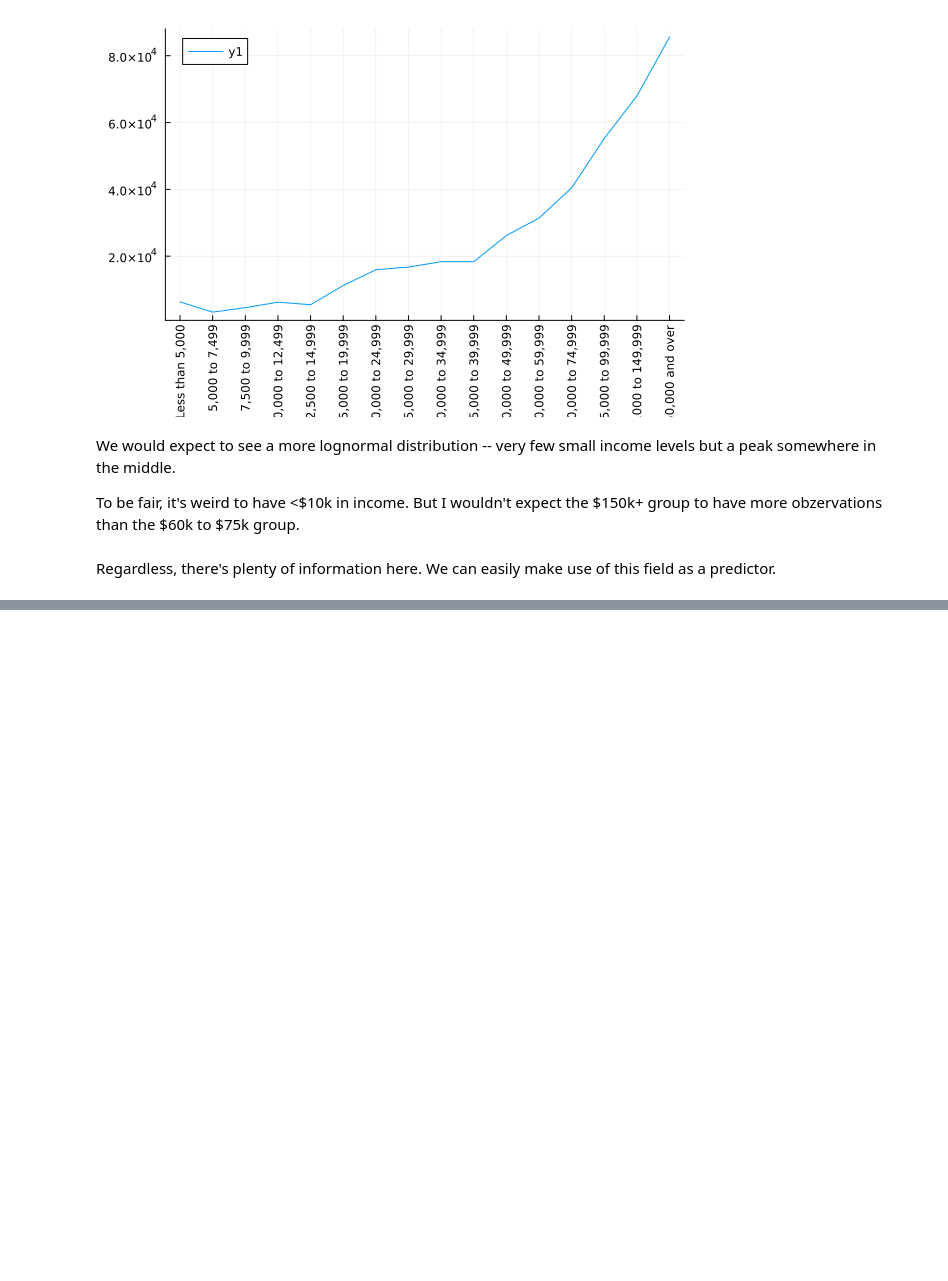
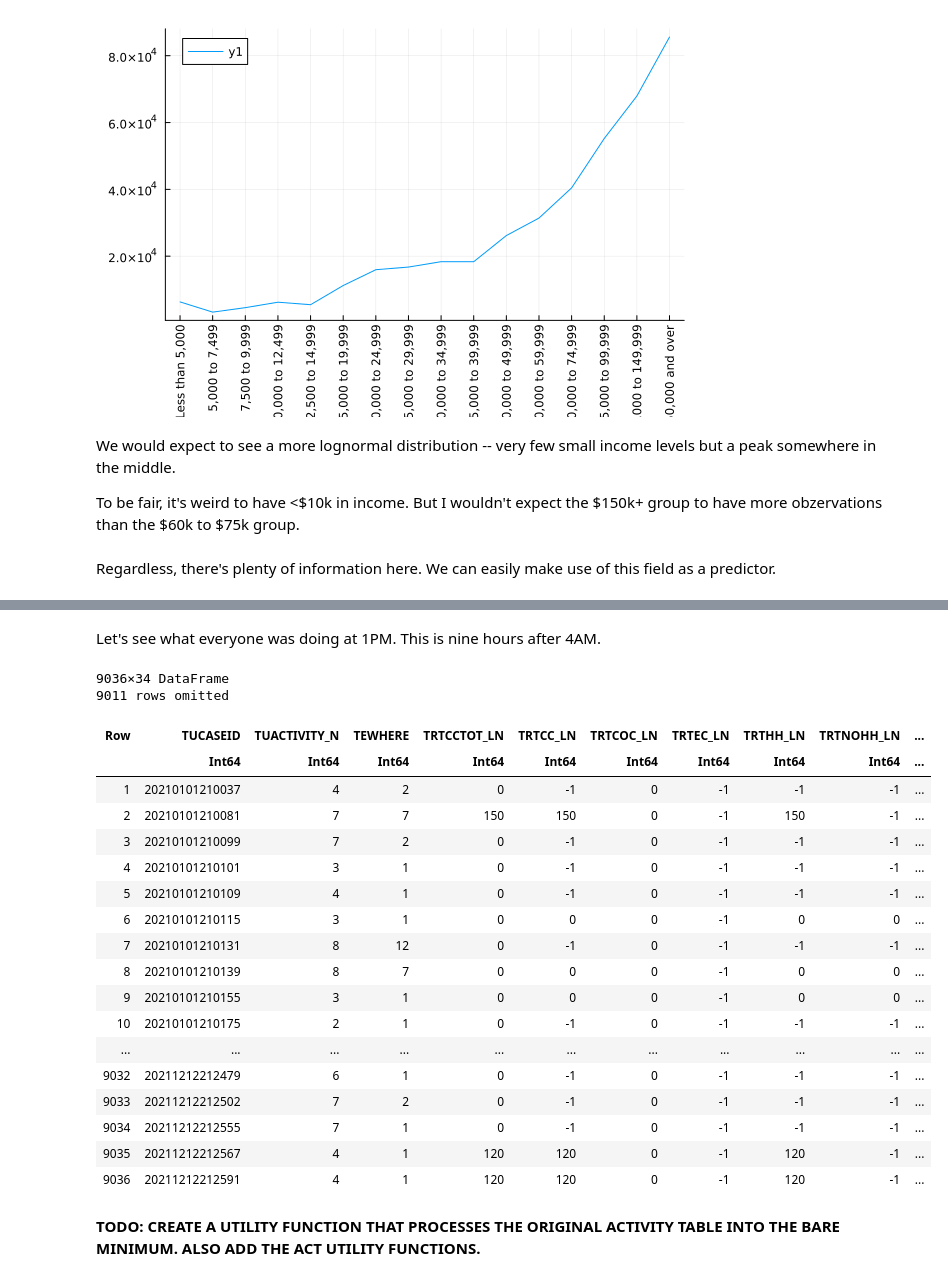
Before and after one commit to mike-herman/DoingRightNow-Analysis, a Jupyter notebook: Journal.ipynb, the cells around one changed output, grey strips where cells are left out. Cells and saved outputs as stored; diff of their text form; code cells hidden in the pictures; blank space fills up the shorter version.

```diff
--- a/Journal.ipynb
+++ b/Journal.ipynb
@@ -637,0 +908,27 @@ Regardless, there's plenty of information here. We can easily make use of this f
+# %% [markdown]
+Let's see what everyone was doing at 1PM. This is nine hours after 4AM.
+# %%
+filter([:start_time_int, :stop_time_int] => (start, stop) -> between_rx(9*60, start, stop), act)
+# %% [output]
+9036×34 DataFrame
+9011 rows omitted
+| Row | TUCASEID | TUACTIVITY_N | TEWHERE | TRTCCTOT_LN | TRTCC_LN | TRTCOC_LN | TRTEC_LN | TRTHH_LN | TRTNOHH_LN | ... |
+|  | Int64 | Int64 | Int64 | Int64 | Int64 | Int64 | Int64 | Int64 | Int64 | ... |
+| 1 | 20210101210037 | 4 | 2 | 0 | -1 | 0 | -1 | -1 | -1 | ... |
+| 2 | 20210101210081 | 7 | 7 | 150 | 150 | 0 | -1 | 150 | -1 | ... |
+| 3 | 20210101210099 | 7 | 2 | 0 | -1 | 0 | -1 | -1 | -1 | ... |
+| 4 | 20210101210101 | 3 | 1 | 0 | -1 | 0 | -1 | -1 | -1 | ... |
+| 5 | 20210101210109 | 4 | 1 | 0 | -1 | 0 | -1 | -1 | -1 | ... |
+| 6 | 20210101210115 | 3 | 1 | 0 | 0 | 0 | -1 | 0 | 0 | ... |
+| 7 | 20210101210131 | 8 | 12 | 0 | -1 | 0 | -1 | -1 | -1 | ... |
+| 8 | 20210101210139 | 8 | 7 | 0 | 0 | 0 | -1 | 0 | 0 | ... |
+| 9 | 20210101210155 | 3 | 1 | 0 | 0 | 0 | -1 | 0 | 0 | ... |
+| 10 | 20210101210175 | 2 | 1 | 0 | -1 | 0 | -1 | -1 | -1 | ... |
+| ... | ... | ... | ... | ... | ... | ... | ... | ... | ... | ... |
+| 9032 | 20211212212479 | 6 | 1 | 0 | -1 | 0 | -1 | -1 | -1 | ... |
+| 9033 | 20211212212502 | 7 | 2 | 0 | -1 | 0 | -1 | -1 | -1 | ... |
+| 9034 | 20211212212555 | 7 | 1 | 0 | -1 | 0 | -1 | -1 | -1 | ... |
+| 9035 | 20211212212567 | 4 | 1 | 120 | 120 | 0 | -1 | 120 | -1 | ... |
+| 9036 | 20211212212591 | 4 | 1 | 120 | 120 | 0 | -1 | 120 | -1 | ... |
+# %% [markdown]
+**TODO: CREATE A UTILITY FUNCTION THAT PROCESSES THE ORIGINAL ACTIVITY TABLE INTO THE BARE MINIMUM. ALSO ADD THE ACT UTILITY FUNCTIONS.**
```
Also changed, not shown: parts of 55 cells of this notebook, 1 other file.
